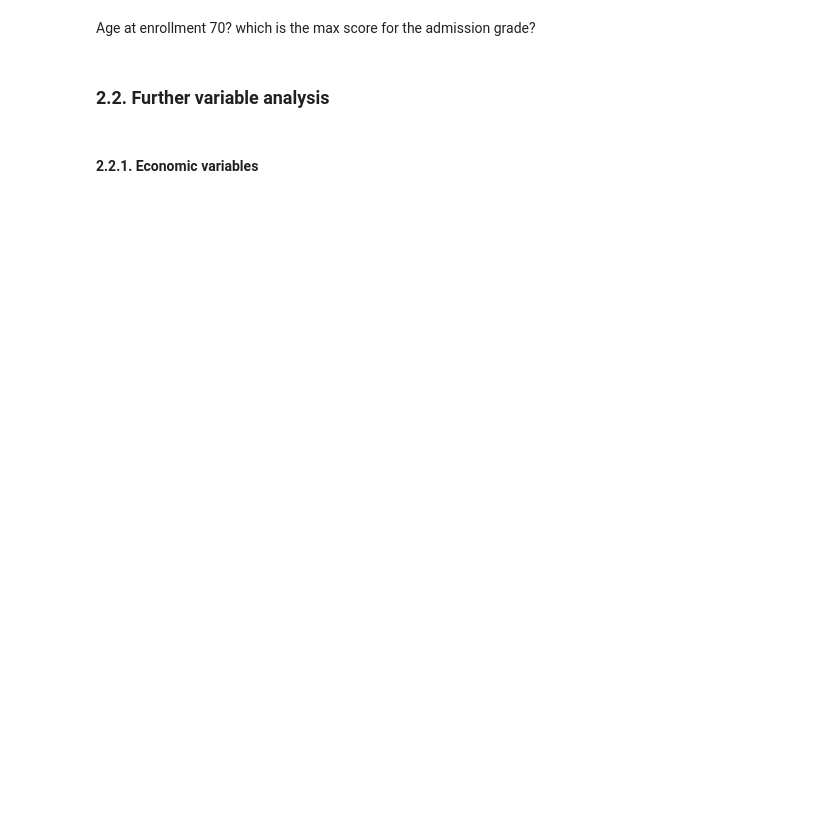
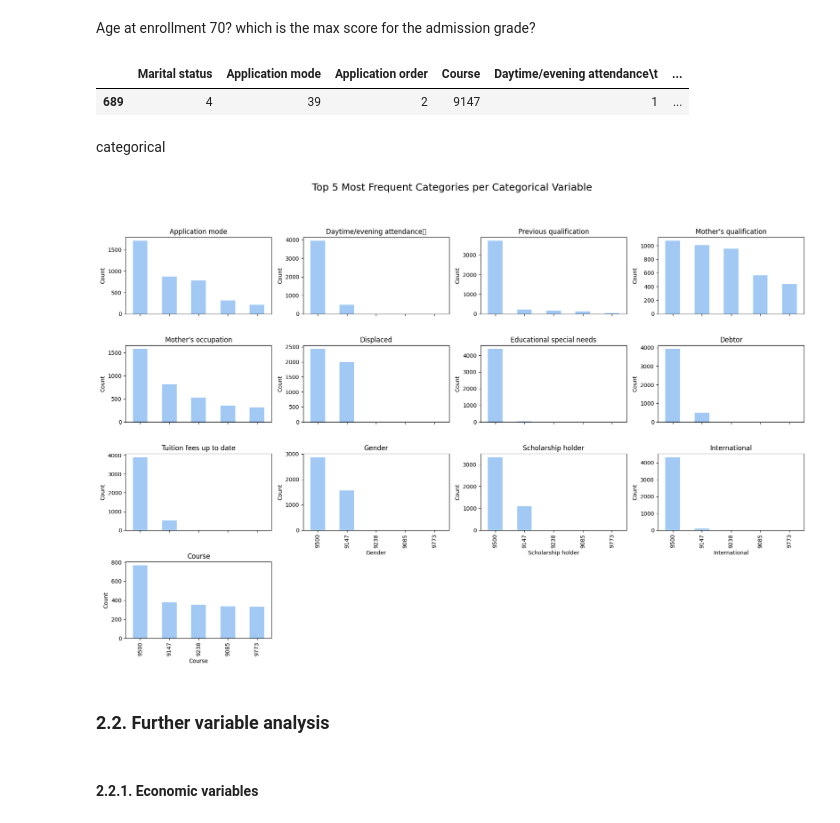
Before and after one commit to toschka123/Student_Dropout, a Jupyter notebook: ML_Project.ipynb, the cells around one changed output. Cells and saved outputs as stored; diff of their text form; code cells hidden in the pictures; blank space fills up the shorter version.

```diff
--- a/ML_Project.ipynb
+++ b/ML_Project.ipynb
@@ -183,6 +171,43 @@ numerical_variables.describe()
 # %% [markdown]
 Age at enrollment 70?
 which is the max score for the admission grade?
+# %%
+data[data['Age at enrollment']== 70]
+# %% [output]
+|  | Marital status | Application mode | Application order | Course | Daytime/evening attendance\t | ... |
+| 689 | 4 | 39 | 2 | 9147 | 1 | ... |
+# %% [markdown]
+categorical
+# %%
+categorical_data = data[[
+    'Application mode',
+    'Daytime/evening attendance\t',
+    'Previous qualification',
+    'Mother\'s qualification',
+    'Mother\'s occupation',
+    'Displaced',
+    'Educational special needs',
+    'Debtor',
+    'Tuition fees up to date',
+    'Gender',
+    'Scholarship holder',
+    'International',
+    'Course'
+]]
+# %%
+
+categorical_data.apply(pd.Series.value_counts).plot(kind='bar', subplots=True, layout=(4,4), figsize=(18,12), legend=False)
+plt.tight_layout()
+plt.suptitle('Top 5 Most Frequent Categories per Categorical Variable', fontsize=18, y=1.02)
+for ax, col in zip(plt.gcf().axes, categorical_data.columns):
+    counts = categorical_data[col].value_counts().head(5)
+    ax.clear()
+    counts.plot(kind='bar', ax=ax)
+    ax.set_title(col)
+    ax.set_ylabel('Count')
+plt.tight_layout(rect=[0, 0, 1, 0.97])
+# %% [output]
+[figure, added]
 # %% [markdown]
 ### 2.2. Further variable analysis
 # %% [markdown]
```
Also changed, not shown: parts of 33 cells of this notebook, 1 other file.
